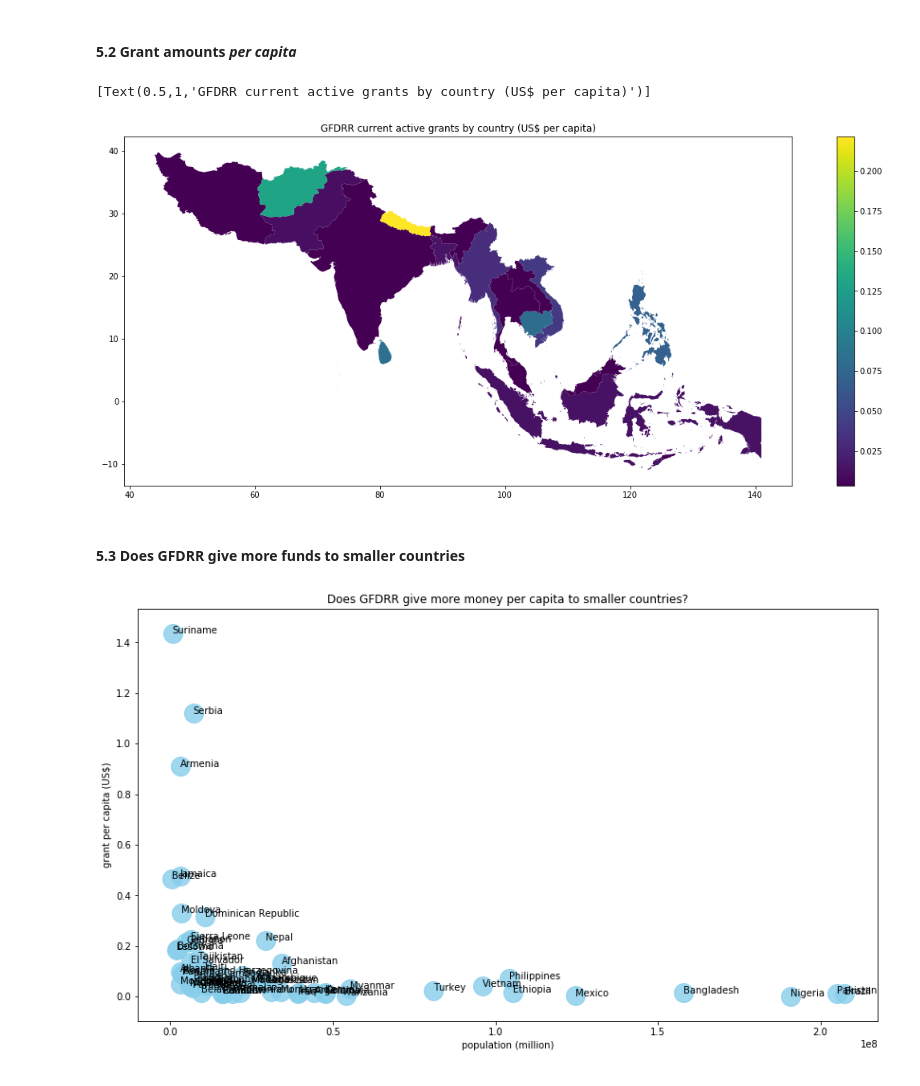
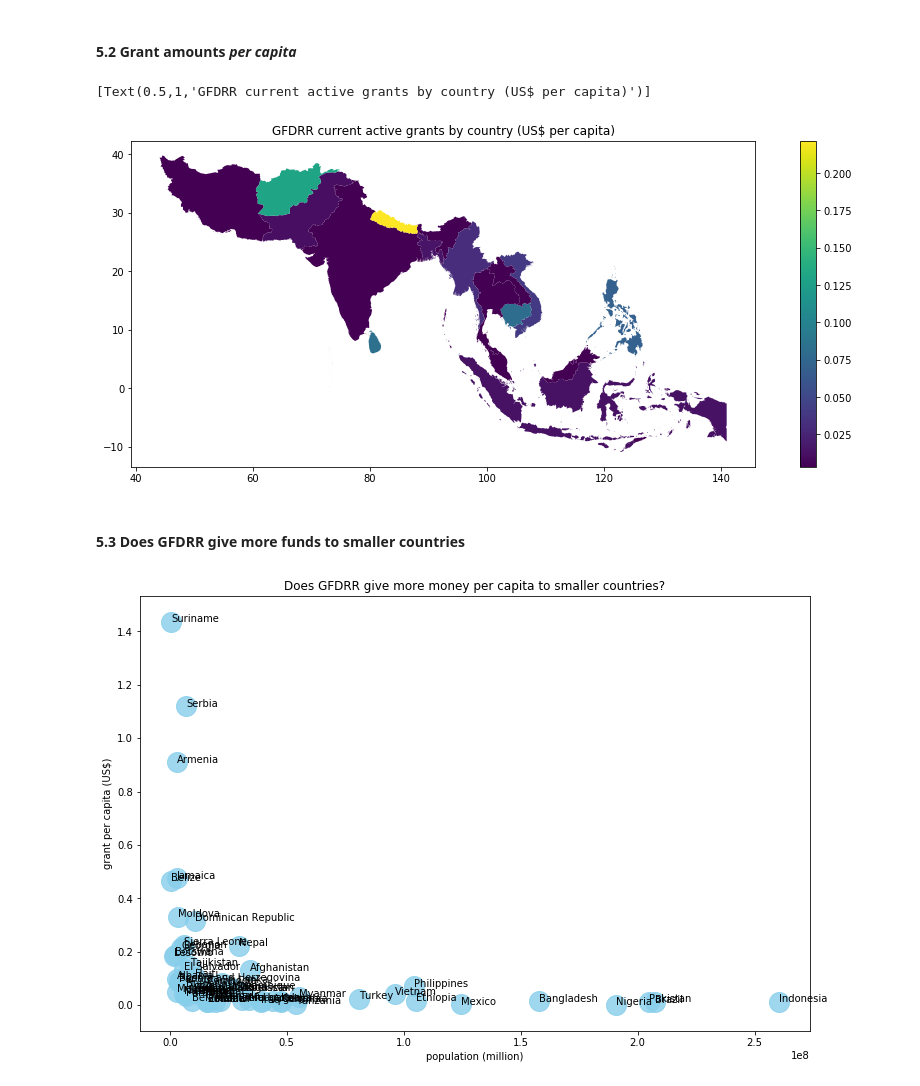
Before and after one commit to nj935/nj935.github.io, a Jupyter notebook: GFDRR_analysis_3.ipynb, the cells around one changed output. Drawn from its saved outputs; the diff is of its cells as text; code cells hidden in the pictures.

```diff
--- a/GFDRR_analysis_3.ipynb
+++ b/GFDRR_analysis_3.ipynb
@@ -86,3 +76,0 @@ df.head(2)
-# %%
-df['Start Date'] = pd.to_datetime(df['Start Date'])
-df['year'] = df['Start Date'].dt.year.astype(int,errors='ignore') # create a new column with just the year of start date
@@ -111,6 +76,0 @@ first_hazard_cell
-# %%
-# Do it for the whole column
-
-df['Type(s) of Hazard'] = df['Type(s) of Hazard'].astype(str) # first check they're all strings to begin with
-
-df['Type(s) of Hazard'] = [cell.split(';') for cell in df['Type(s) of Hazard']] # now apply the split to df.FY
@@ -119,4 +77 @@ df['Type(s) of Hazard'] = [cell.split(';') for cell in df['Type(s) of Hazard']]
-# %%
-df.FY = df.FY.astype(str) # first check they're all strings to begin with
-df.FY = pd.Series([cell.split(';') for cell in df.FY]) # now apply the split to df.FY
 # %% [markdown]
@@ -263,32 +227,32 @@ df[['Grant Title','Grant Amount','TTL']][df.Country == 'Philippines'].sort_value
 # %%
 df_Asia['grant_per_capita'] = df_Asia[df_Asia.NAME_EN != 'Bhutan']['Grant Amount'] / df_Asia[df_Asia.NAME_EN != 'Bhutan'].POP_EST
 # %%
-ax = df_Asia[df_Asia.NAME_EN != 'Bhutan'].plot(column='grant_per_capita',figsize=[20,8],legend=True)
+ax = df_Asia[df_Asia.NAME_EN != 'Bhutan'].plot(column='grant_per_capita',figsize=[16,6],legend=True)
 ax.set(title='GFDRR current active grants by country (US$ per capita)')
 # %% [output]
 [Text(0.5,1,'GFDRR current active grants by country (US$ per capita)')]
-[figure, old version]
+[figure, new version]
 # %% [markdown]
 #### 5.3 Does GFDRR give more funds to smaller countries
 # %%
 df_all = borders.merge(df_all,left_on="NAME_EN",right_on='Country',how='left')
 df_all = gpd.GeoDataFrame(df_all,geometry='geometry',crs=borders.crs)
 # %%
-exclude_list = ['Tonga','Dominica','Tuvalu','Vanuatu','India','Bhutan','Indonesia','Solomon Islands','Antigua and Barbuda']
+exclude_list = ['Tonga','Dominica','Tuvalu','Vanuatu','India','Bhutan','Antigua and Barbuda','Solomon Islands']
 # %%
 df_all['grant_per_capita'] = df_all[~df_all.NAME_EN.isin(exclude_list)]['Grant Amount'] / df_all[~df_all.NAME_EN.isin(exclude_list)].POP_EST
 # %%
 df = df_all[['POP_EST','grant_per_capita','NAME_EN']]
 df.dropna(inplace=True)
 df.columns = [['x','y','NAME_EN']]
 
-fig,ax=plt.subplots(figsize=[14,8])
+fig,ax=plt.subplots(figsize=[12,8])
 sns.regplot(data=df, x="x", y="y", fit_reg=False, marker="o", color="skyblue", scatter_kws={'s':400},ax=ax)
 
 # add annotations one by one with a loop
 for i in range(0,df.shape[0]):
     ax.text(df.x.iloc[i], df.y.iloc[i], df.NAME_EN.iloc[i].values[0])
 
 ax.set(xlabel='population (million)',ylabel='grant per capita (US$)',title='Does GFDRR give more money per capita to smaller countries?');
 # %% [output]
-[figure, old version]
+[figure, new version]
```
Also changed, not shown: parts of 15 cells of this notebook.
